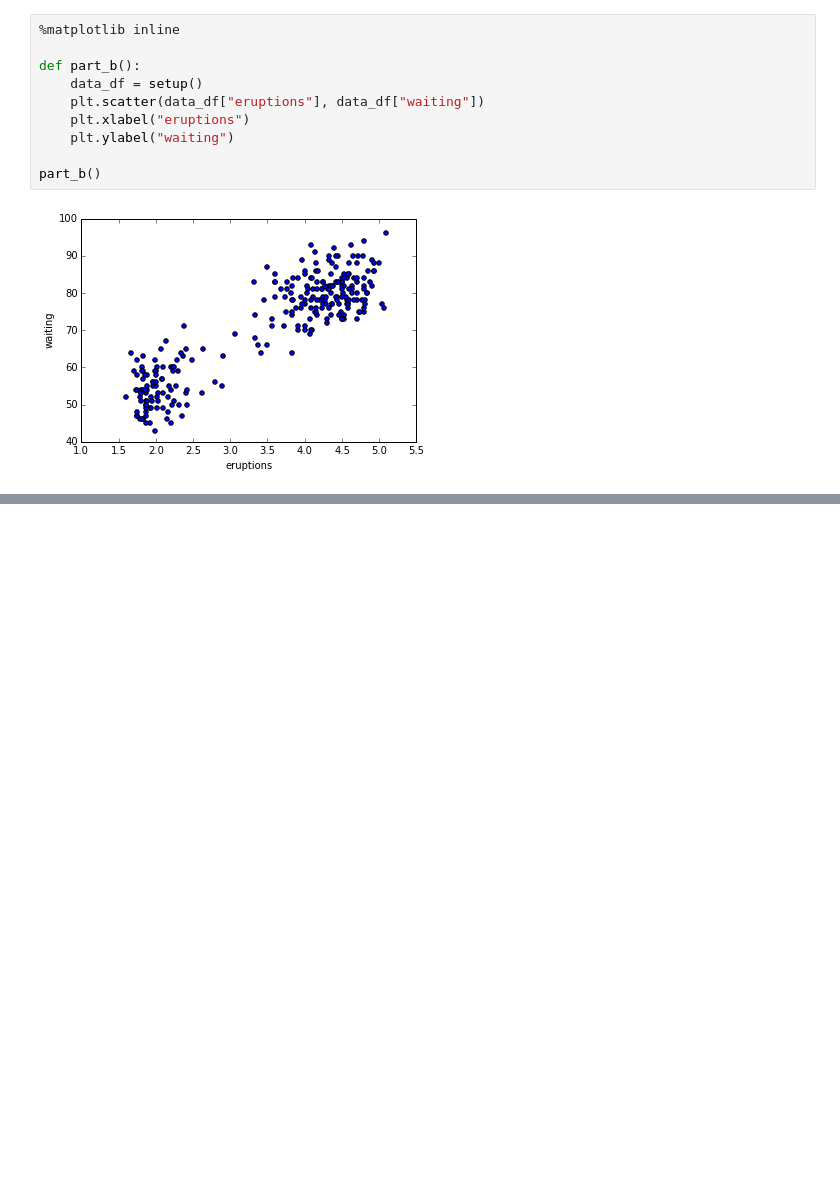
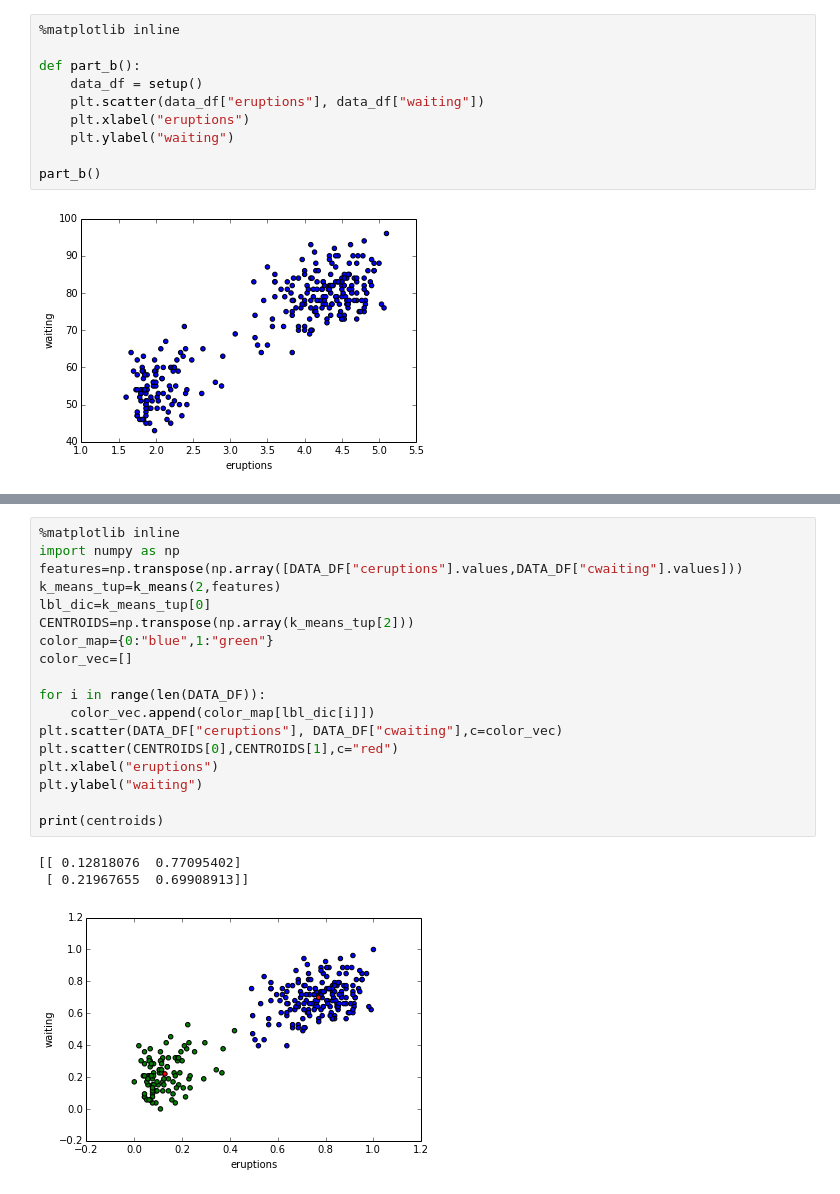
Before and after one commit to code-11/AppliedMachineLearning, a Jupyter notebook: hw3/Q2.ipynb, the cells around one changed output, grey strips where cells are left out. Drawn from its saved outputs; the diff is of its cells as text; blank space fills up the shorter version.

```diff
--- a/hw3/Q2.ipynb
+++ b/hw3/Q2.ipynb
@@ -49,0 +118,22 @@ def part_c():
+# %%
+%matplotlib inline
+import numpy as np
+features=np.transpose(np.array([DATA_DF["ceruptions"].values,DATA_DF["cwaiting"].values]))
+k_means_tup=k_means(2,features)
+lbl_dic=k_means_tup[0]
+CENTROIDS=np.transpose(np.array(k_means_tup[2]))
+color_map={0:"blue",1:"green"}
+color_vec=[]
+
+for i in range(len(DATA_DF)):
+    color_vec.append(color_map[lbl_dic[i]])
+plt.scatter(DATA_DF["ceruptions"], DATA_DF["cwaiting"],c=color_vec)
+plt.scatter(CENTROIDS[0],CENTROIDS[1],c="red")
+plt.xlabel("eruptions")
+plt.ylabel("waiting")
+
+print(centroids)
+# %% [output]
+[[ 0.12818076  0.77095402]
+ [ 0.21967655  0.69908913]]
+[figure, added]
```
Also changed, not shown: parts of 4 cells of this notebook, 1 other file.
